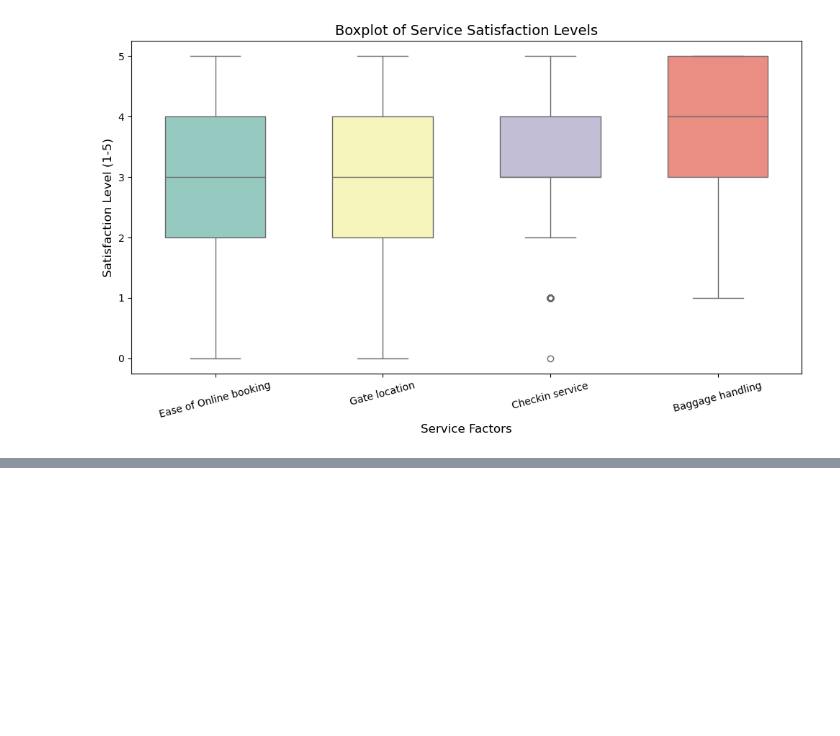
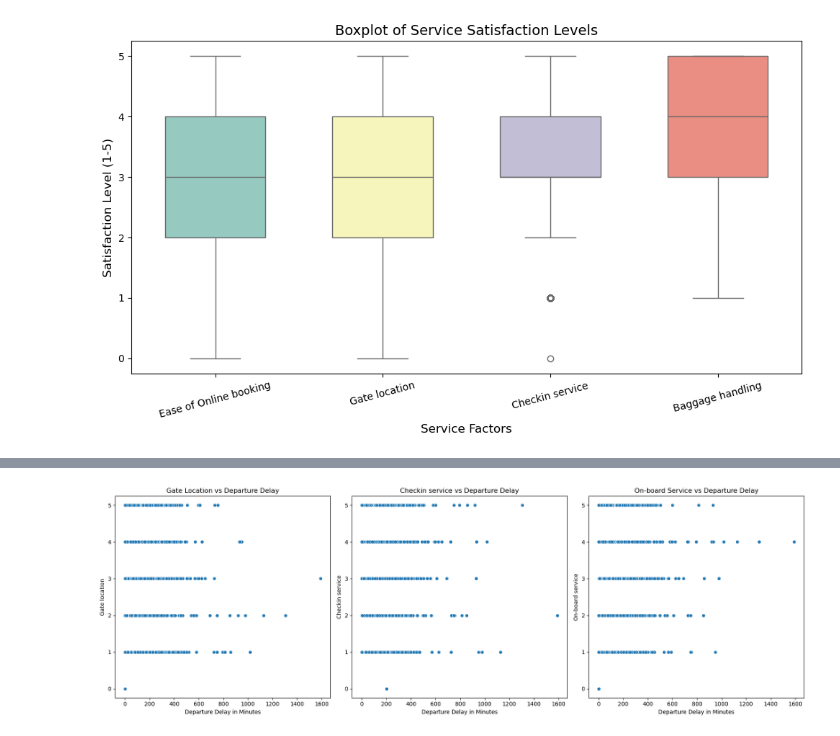
Before and after one commit to little-duck-vie/ltxldl-hoc-lam-giau, a Jupyter notebook: Code_python.ipynb, the cells around one changed output, grey strips where cells are left out. Drawn from its saved outputs; the diff is of its cells as text; code cells hidden in the pictures; blank space fills up the shorter version.

```diff
--- a/Code_python.ipynb
+++ b/Code_python.ipynb
@@ -137,0 +186,18 @@ plt.show()
+# %%
+data_frame_copy_8 =data_frame.copy()
+df = pd.DataFrame(data_frame_copy_8)
+plt.figure(figsize=(18, 6))
+plt.subplot(1, 3, 1)
+sns.scatterplot(x='Departure Delay in Minutes', y='Gate location', data=df)
+plt.title('Gate Location vs Departure Delay')
+plt.subplot(1, 3, 2)
+sns.scatterplot(x='Departure Delay in Minutes', y='Checkin service', data=df)
+plt.title('Checkin service vs Departure Delay')
+plt.subplot(1, 3, 3)
+sns.scatterplot(x='Departure Delay in Minutes', y='On-board service', data=df)
+plt.title('On-board Service vs Departure Delay')
+plt.tight_layout()
+plt.show()
+#vhvjhjh
+# %% [output]
+[figure, added]
```
Also changed, not shown: parts of 4 cells of this notebook.
